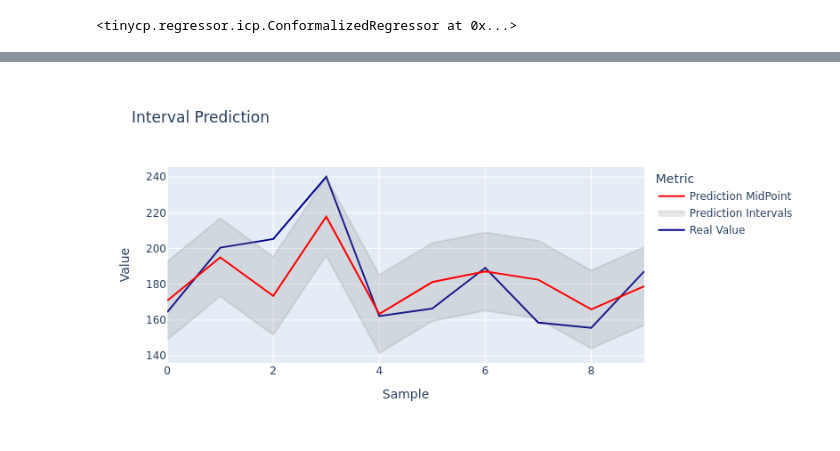
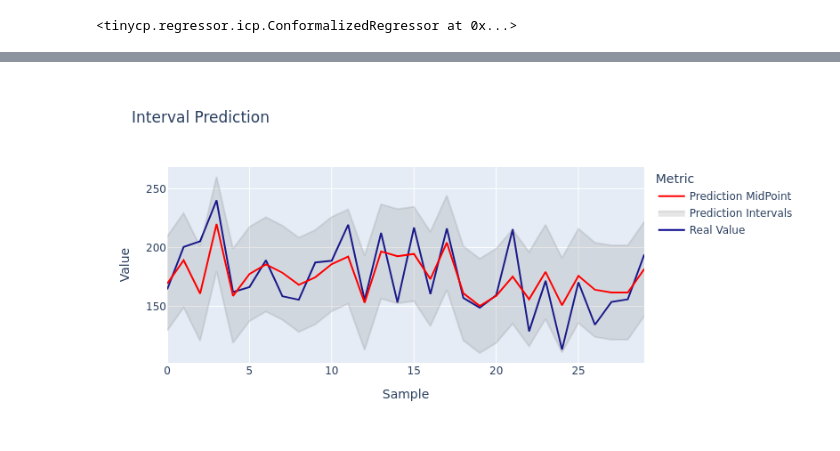
Before and after one commit to HeyLucasLeao/ols-regression-challenge, a Jupyter notebook: eda.ipynb, the cells around one changed output, grey strips where cells are left out. Drawn from its saved outputs; the diff is of its cells as text; code cells hidden in the pictures.

```diff
--- a/eda.ipynb
+++ b/eda.ipynb
@@ -525,9 +741,8 @@ plot_barplot_corr_with_target(df[features_in + ['TARGET_deathRate']])
 # %%
-reg = ConformalizedRegressor(rf, alpha=0.20)
+reg = ConformalizedRegressor(rf, alpha=0.05)
 # %%
-reg.fit(y=df_train['TARGET_deathRate'], oob=True)
+reg.fit(y=df_train[target], oob=True)
 # %% [output]
 <tinycp.regressor.icp.ConformalizedRegressor at 0x...>
 # %%
-y_pred_intervals = reg.predict_interval(df_test[features_in])
-y_pred = reg.predict(df_test[features_in])
+y_pred_intervals = reg.predict_interval(df_test[filtered_features])
@@ -544,0 +749,3 @@ reg.evaluate(df_test[features_in], df_test['TARGET_deathRate'])
+# %%
+y_pred = reg.predict(df_test[filtered_features])
+reg.evaluate(df_test[filtered_features], df_test[target])
@@ -545,4 +761,4 @@ reg.evaluate(df_test[features_in], df_test['TARGET_deathRate'])
 # %%
-plot_prediction_intervals(y_pred_intervals[:10], y_pred[:10], y_test[:10], fig_type="png")
+plot_prediction_intervals(y_pred_intervals[:30], y_pred[:30], y_test[:30], fig_type="png")
 # %% [output]
-[figure, old version]
+[figure, new version]
```
Also changed, not shown: parts of 90 cells of this notebook, 1 other file.
